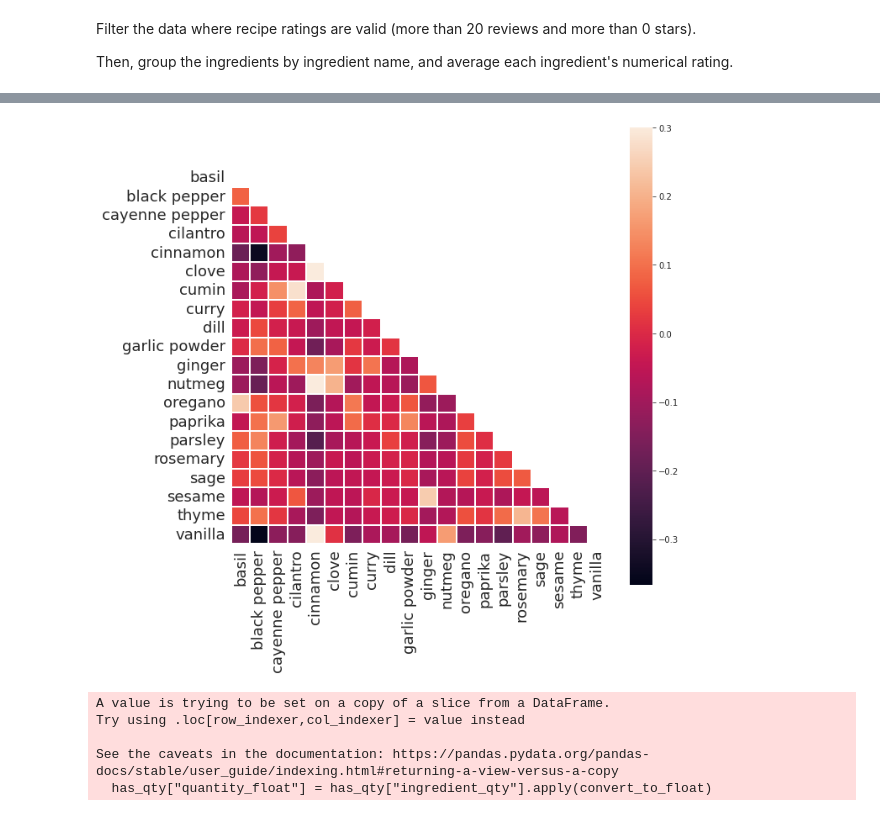
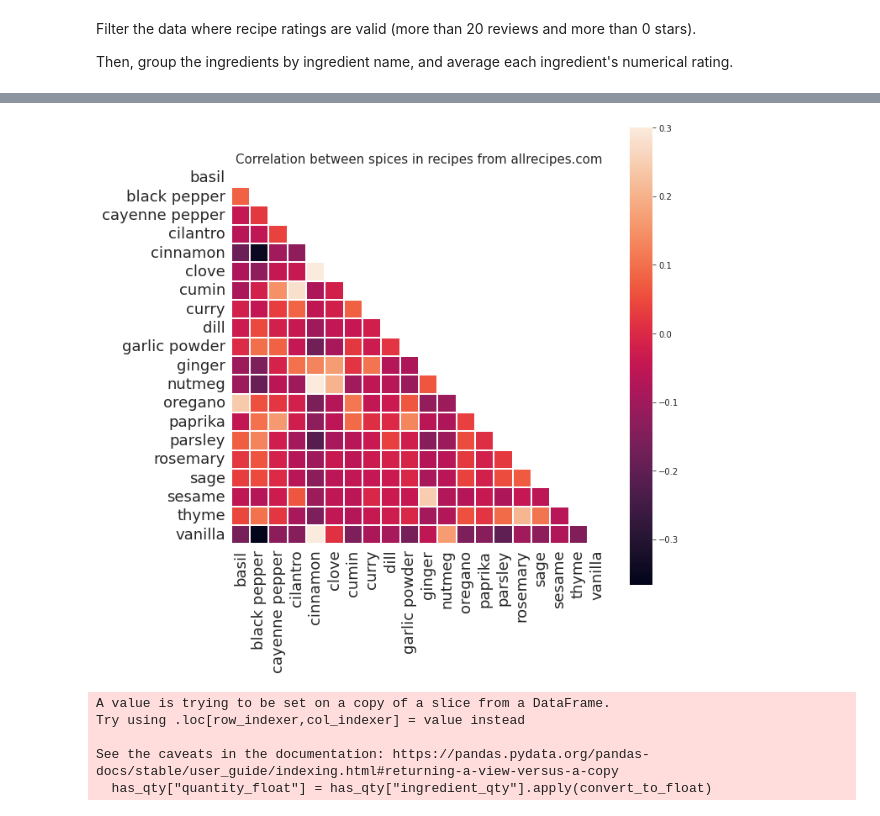
Before and after one commit to wcedmisten/foodFinder, a Jupyter notebook: All Recipes Exploratory Data Analysis.ipynb, the cells around one changed output, grey strips where cells are left out. Saved outputs shown, nothing was run; the diff lists cells and outputs as text; code cells hidden in the pictures.

```diff
--- a/All Recipes Exploratory Data Analysis.ipynb
+++ b/All Recipes Exploratory Data Analysis.ipynb
@@ -174,4 +187,6 @@ See the caveats in the documentation: https://pandas.pydata.org/pandas-docs/stab
 # %%
-common_spices = set(recipes_with_spices['spice'].value_counts().head(20).index)
-recipes_with_spices['spice'].value_counts()
+common_spices = set(
+    recipes_with_spices['spice'].value_counts().head(20).index
+)
+recipes_with_spices['spice'].value_counts()[:10]
 # %% [output]
@@ -209,7 +218,9 @@ multi_spice_recipes = recipes_with_spices_with_count.loc[
     recipes_with_spices_with_count["spices_count"] > 1
 ]
 
-common_multi_spice_recipes = multi_spice_recipes[multi_spice_recipes['spice'].isin(common_spices)]
+common_multi_spice_recipes = multi_spice_recipes[
+    multi_spice_recipes['spice'].isin(common_spices)
+]
 
 dummy = pd.get_dummies(
     common_multi_spice_recipes,
@@ -223,25 +252,27 @@ corr = spice_corr.corr()
 # %%
 # plot spices correlation matrix
 
 import seaborn as sns
 import matplotlib.pyplot as plt
 import numpy as np
 
 plt.rcParams['figure.figsize'] = [10, 10]
 
 mask = np.zeros_like(corr)
 
 mask[np.triu_indices_from(mask)] = True
 
 with sns.axes_style("white"):
     f, ax = plt.subplots()
     ax.tick_params(axis='x', labelrotation=45)
     plt.xticks(fontsize=18)
     plt.yticks(fontsize=18)
 
+    plt.title("Correlation between spices in recipes from allrecipes.com", fontsize=15)
+
     sns.heatmap(corr, mask=mask, vmax=.3, square=True, linewidths=2)
 # %% [output]
-[figure, old version]
+[figure, new version]
 # %%
 # normalize ingredient quantity
 
```
Also changed, not shown: parts of 11 cells of this notebook.
